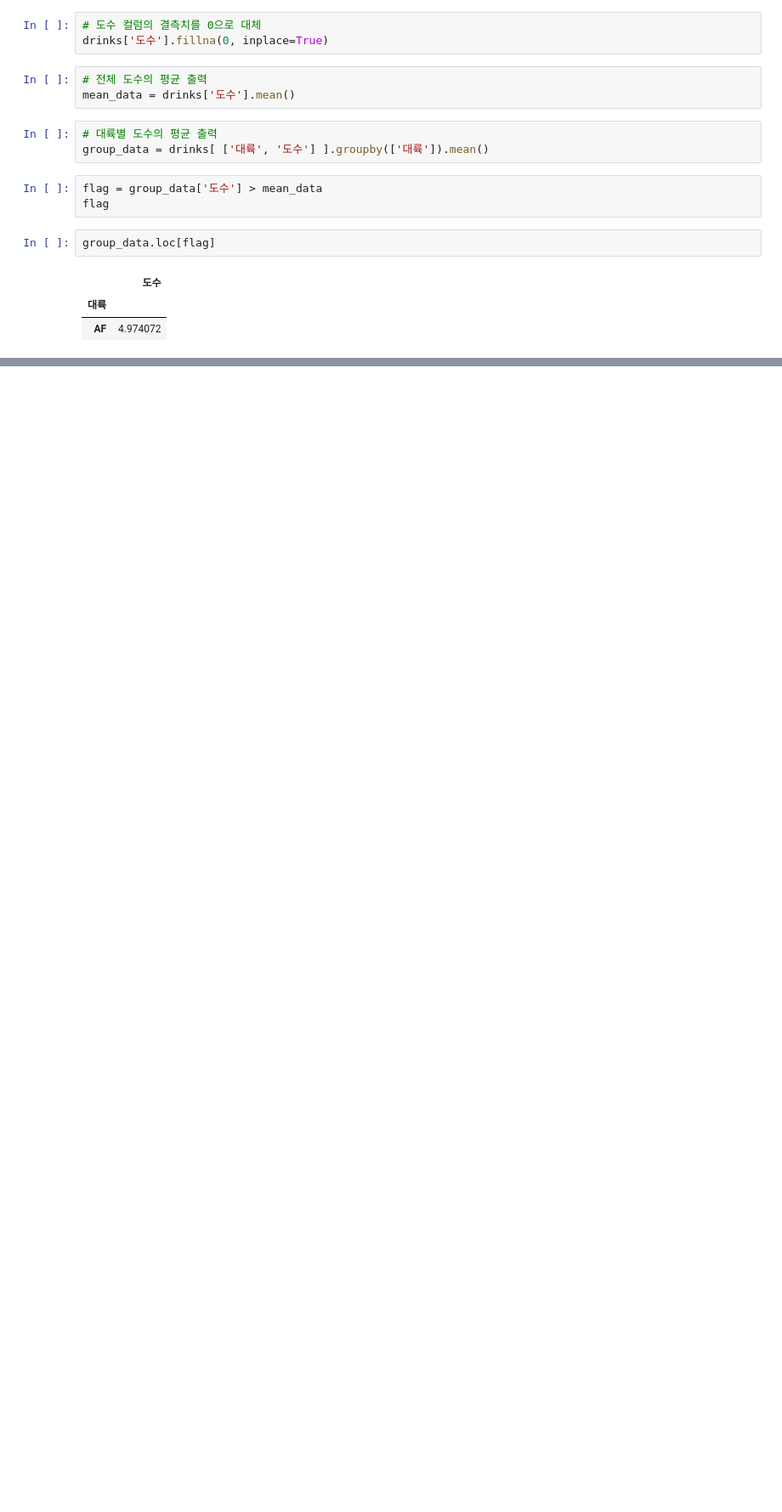
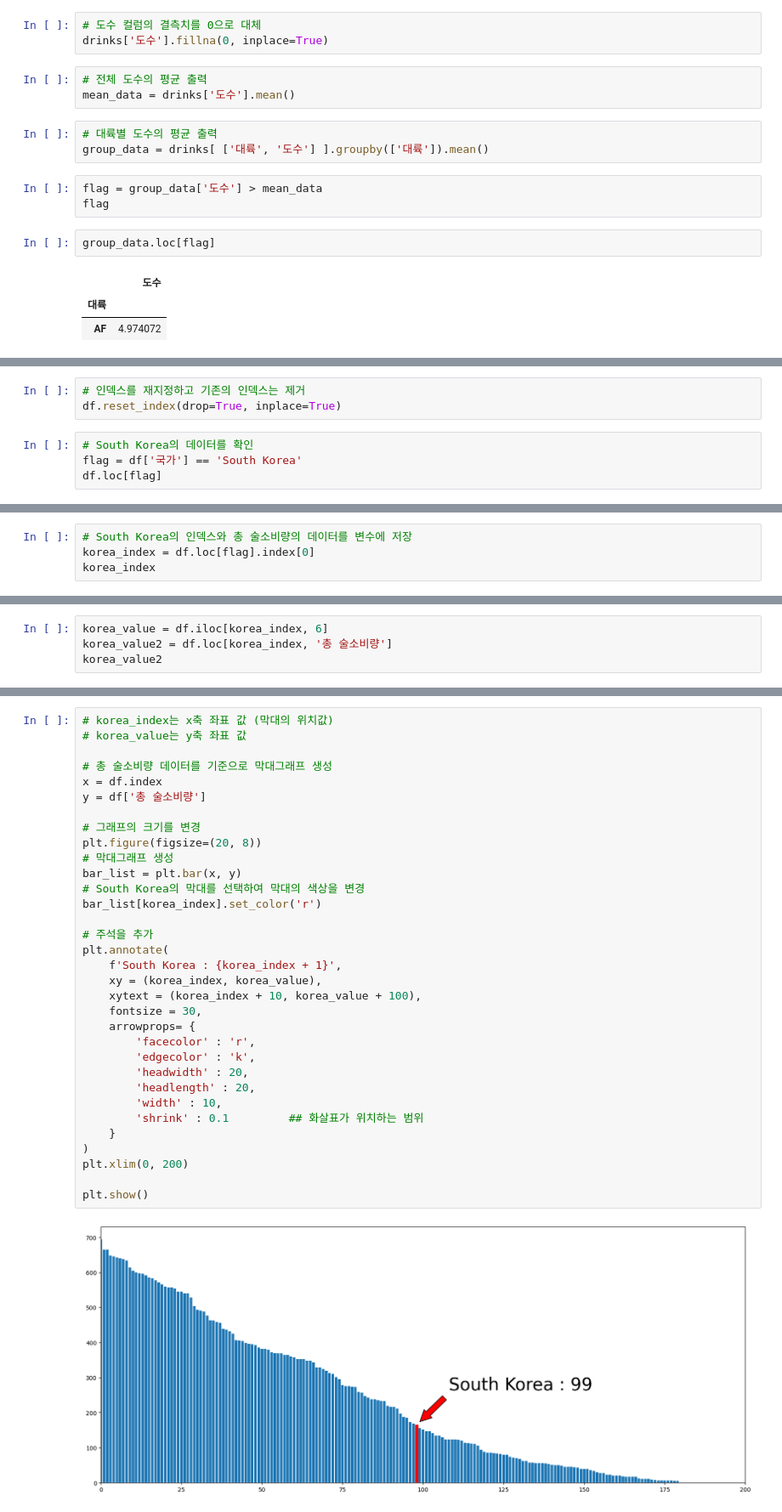
Before and after one commit to bsmoon-86/ubion_m_5, a Jupyter notebook: python/240325/01_drinks.ipynb, the cells around one changed output, grey strips where cells are left out. Shown at 85% size. Cells and saved outputs as stored; diff of their text form; blank space fills up the shorter version.

```diff
--- a/python/240325/01_drinks.ipynb
+++ b/python/240325/01_drinks.ipynb
@@ -76,0 +89,7 @@ group_data.loc[flag]
+# %%
+# 인덱스를 재지정하고 기존의 인덱스는 제거
+df.reset_index(drop=True, inplace=True)
+# %%
+# South Korea의 데이터를 확인
+flag = df['국가'] == 'South Korea'
+df.loc[flag]
@@ -76,0 +99,4 @@ group_data.loc[flag]
+# %%
+# South Korea의 인덱스와 총 술소비량의 데이터를 변수에 저장
+korea_index = df.loc[flag].index[0]
+korea_index
@@ -76,0 +105,4 @@ group_data.loc[flag]
+# %%
+korea_value = df.iloc[korea_index, 6]
+korea_value2 = df.loc[korea_index, '총 술소비량']
+korea_value2
@@ -76,0 +111,35 @@ group_data.loc[flag]
+# %%
+# korea_index는 x축 좌표 값 (막대의 위치값)
+# korea_value는 y축 좌표 값
+
+# 총 술소비량 데이터를 기준으로 막대그래프 생성
+x = df.index
+y = df['총 술소비량']
+
+# 그래프의 크기를 변경
+plt.figure(figsize=(20, 8))
+# 막대그래프 생성
+bar_list = plt.bar(x, y)
+# South Korea의 막대를 선택하여 막대의 색상을 변경
+bar_list[korea_index].set_color('r')
+
+# 주석을 추가
+plt.annotate(
+    f'South Korea : {korea_index + 1}',
+    xy = (korea_index, korea_value),
+    xytext = (korea_index + 10, korea_value + 100),
+    fontsize = 30,
+    arrowprops= {
+        'facecolor' : 'r',
+        'edgecolor' : 'k',
+        'headwidth' : 20,
+        'headlength' : 20,
+        'width' : 10,
+        'shrink' : 0.1         ## 화살표가 위치하는 범위
+    }
+)
+plt.xlim(0, 200)
+
+plt.show()
+# %% [output]
+[figure, added]
```
Also changed, not shown: parts of 6 cells of this notebook.
